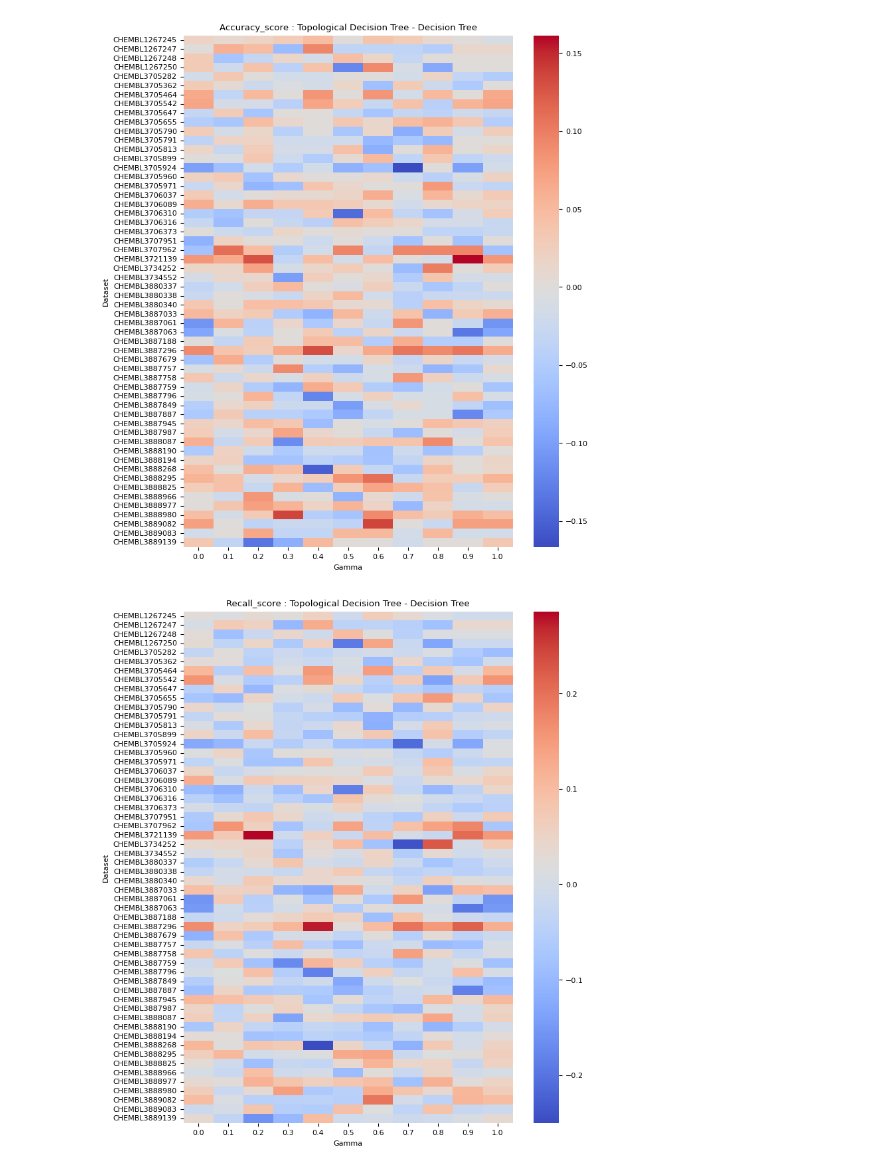
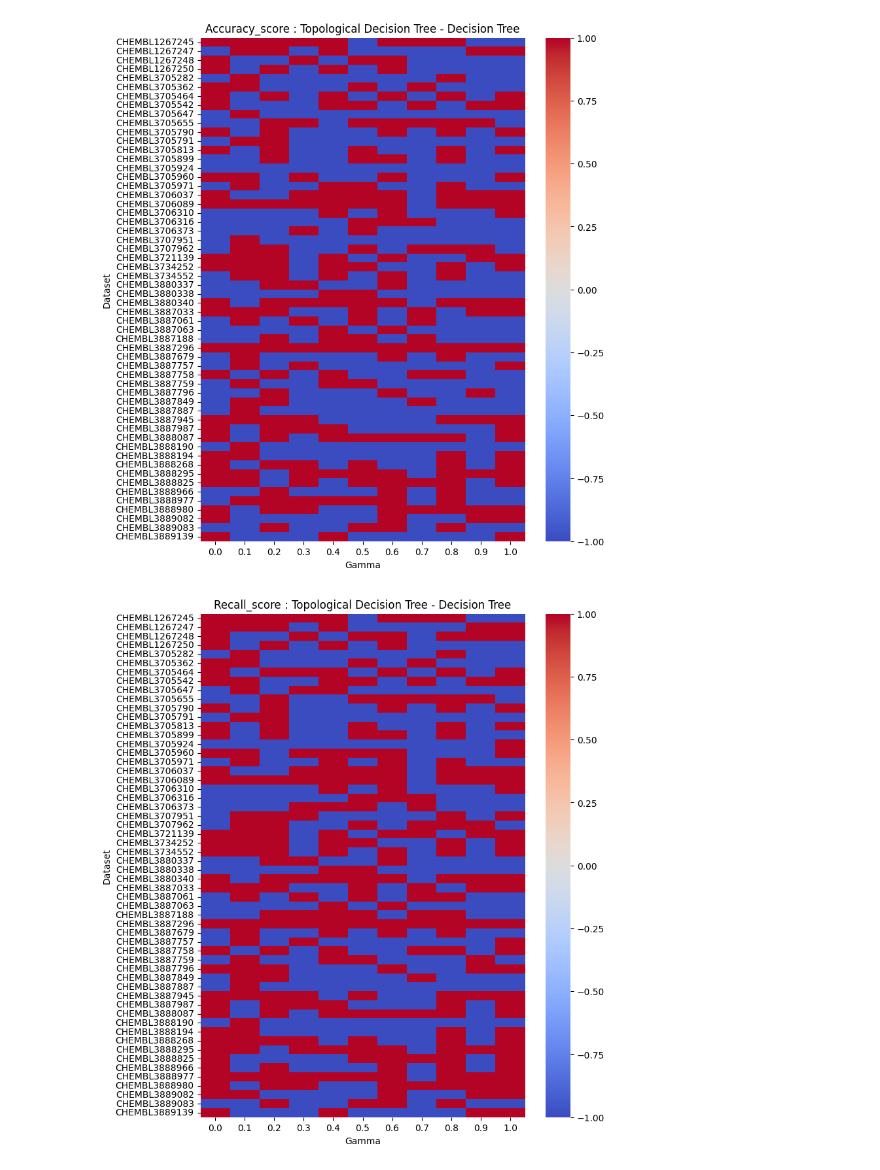
Before and after one commit to Manas02/topologicalimpurity, a Jupyter notebook: notebook/analogue_split.ipynb, the cells around one changed output. Drawn from its saved outputs; the diff is of its cells as text; code cells hidden in the pictures.

```diff
--- a/notebook/analogue_split.ipynb
+++ b/notebook/analogue_split.ipynb
@@ -38,3 +38,33 @@ for key, val in eval_results.items():
     if model_name not in datasets[dataset_name]:
         datasets[dataset_name][model_name] = {}
     datasets[dataset_name][model_name][gamma] = val
+# %%
+for n_, metric in enumerate(['accuracy_score', 'recall_score', 'precision_score', 'f1_score']):
+    # Compute the differences
+    diff_data = {}
+    for dataset_name, models in datasets.items():
+        model1, model2 = 'Topological Decision Tree', 'Decision Tree'
+        if dataset_name not in diff_data:
+            diff_data[dataset_name] = {}
+        for gamma in models[model1]:
+            if gamma in models[model2]:
+                diff_data[dataset_name][gamma] = models[model1][gamma][n_] - models[model2][gamma][n_]
+
+    # Prepare data for plotting
+    data = []
+    gammas = sorted({gamma for model in datasets.values() for gamma in next(iter(model.values())).keys()})
+    datasets_sorted = sorted(diff_data.keys())
+
+    for dataset in datasets_sorted:
+        row = []
+        for gamma in gammas:
+            row.append(diff_data[dataset].get(gamma, np.nan))
+        data.append(row)
+
+    # Plotting
+    plt.figure(figsize=(8, 10))
+    ax = sns.heatmap(data, annot=False, cmap='coolwarm', xticklabels=gammas, yticklabels=datasets_sorted)
+    ax.set_xlabel('Gamma')
+    ax.set_ylabel('Dataset')
+    ax.set_title(f'{metric.capitalize()} : Topological Decision Tree - Decision Tree')
+    plt.show()
@@ -41,33 +76,36 @@ for key, val in eval_results.items():
 # %%
 for n_, metric in enumerate(['accuracy_score', 'recall_score', 'precision_score', 'f1_score']):
     # Compute the differences
     diff_data = {}
     for dataset_name, models in datasets.items():
         model1, model2 = 'Topological Decision Tree', 'Decision Tree'
         if dataset_name not in diff_data:
             diff_data[dataset_name] = {}
         for gamma in models[model1]:
             if gamma in models[model2]:
-                diff_data[dataset_name][gamma] = models[model1][gamma][n_] - models[model2][gamma][n_]
+                if models[model1][gamma][n_] - models[model2][gamma][n_] > 0:
+                    diff_data[dataset_name][gamma] = 1
+                else:
+                    diff_data[dataset_name][gamma] = -1
 
     # Prepare data for plotting
     data = []
     gammas = sorted({gamma for model in datasets.values() for gamma in next(iter(model.values())).keys()})
     datasets_sorted = sorted(diff_data.keys())
 
     for dataset in datasets_sorted:
         row = []
         for gamma in gammas:
             row.append(diff_data[dataset].get(gamma, np.nan))
         data.append(row)
 
     # Plotting
     plt.figure(figsize=(8, 10))
     ax = sns.heatmap(data, annot=False, cmap='coolwarm', xticklabels=gammas, yticklabels=datasets_sorted)
     ax.set_xlabel('Gamma')
     ax.set_ylabel('Dataset')
     ax.set_title(f'{metric.capitalize()} : Topological Decision Tree - Decision Tree')
     plt.show()
 # %% [output]
-[figure, old version]
+[figure, new version]
-[figure, old version]
+[figure, new version]
```
Also changed, not shown: parts of 2 cells of this notebook.
